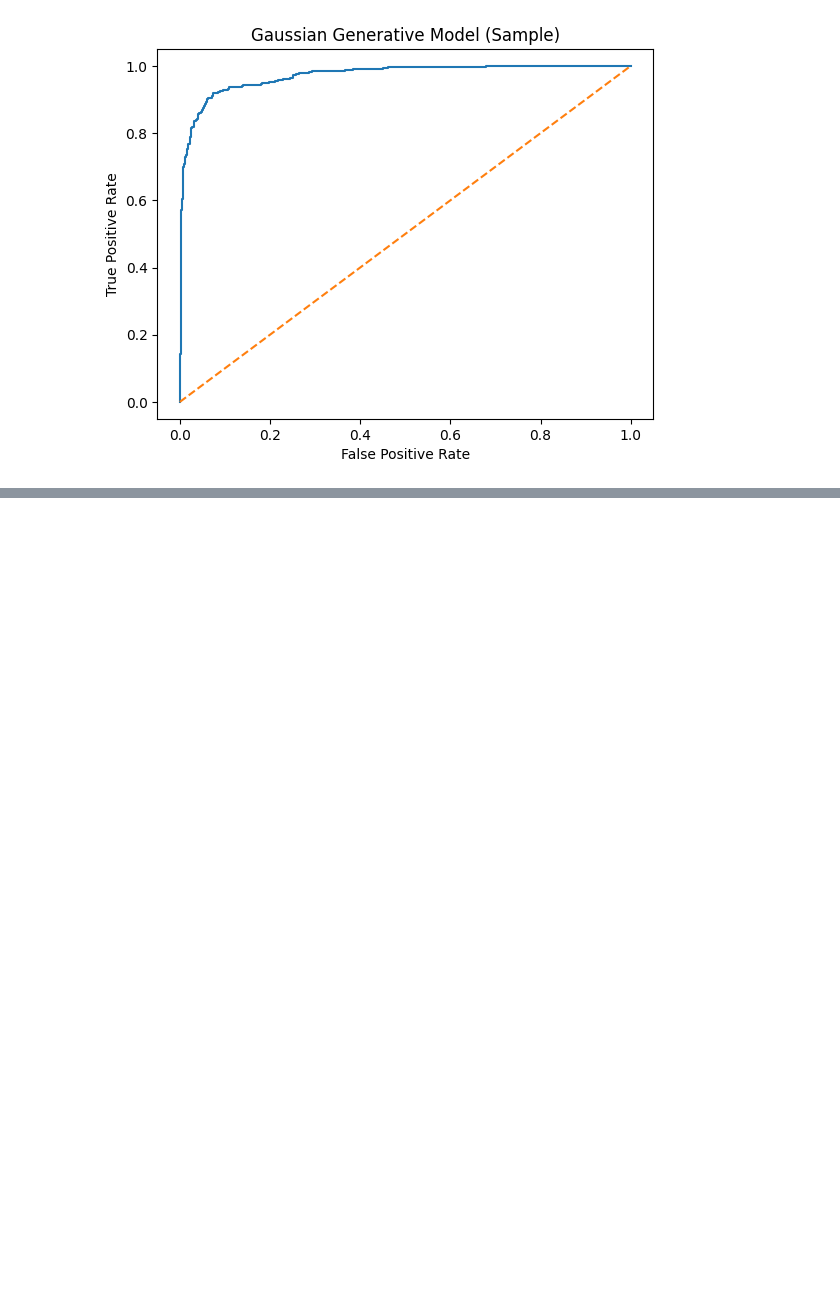
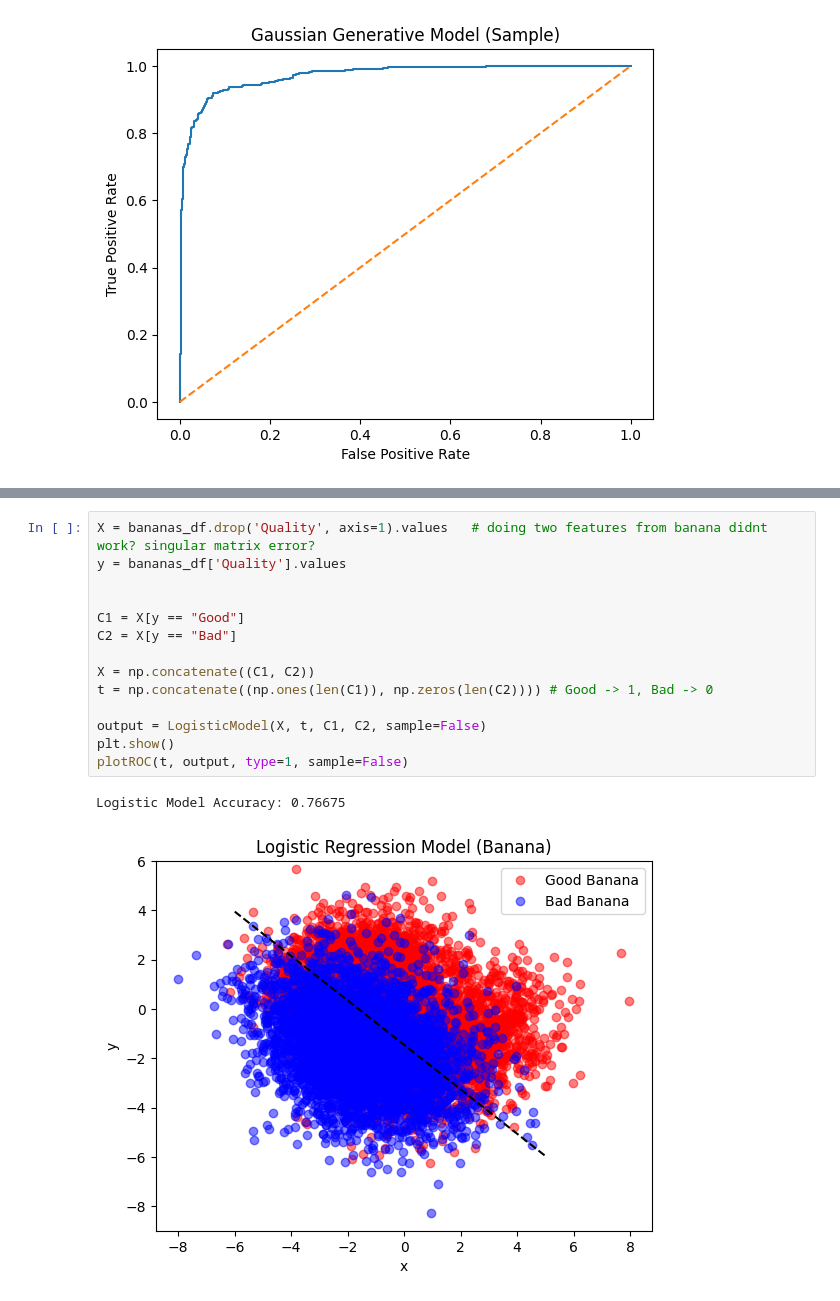
Before and after one commit to lizocf/bayesian-ece-474, a Jupyter notebook: 3-linear-classification/linear-classification.ipynb, the cells around one changed output, grey strips where cells are left out. Saved outputs shown, nothing was run; the diff lists cells and outputs as text; blank space fills up the shorter version.

```diff
--- a/3-linear-classification/linear-classification.ipynb
+++ b/3-linear-classification/linear-classification.ipynb
@@ -207,0 +316,17 @@ def LogisticModel(X, t, C1, C2, ax=None, sample=True):
+# %%
+X = bananas_df.drop('Quality', axis=1).values   # doing two features from banana didnt work? singular matrix error?
+y = bananas_df['Quality'].values
+
+
+C1 = X[y == "Good"]
+C2 = X[y == "Bad"]
+
+X = np.concatenate((C1, C2))
+t = np.concatenate((np.ones(len(C1)), np.zeros(len(C2)))) # Good -> 1, Bad -> 0
+
+output = LogisticModel(X, t, C1, C2, sample=False)
+plt.show()
+plotROC(t, output, type=1, sample=False)
+# %% [output]
+Logistic Model Accuracy: 0.76675
+[figure, added]
```
Also changed, not shown: parts of 15 cells of this notebook, 4 other files.
